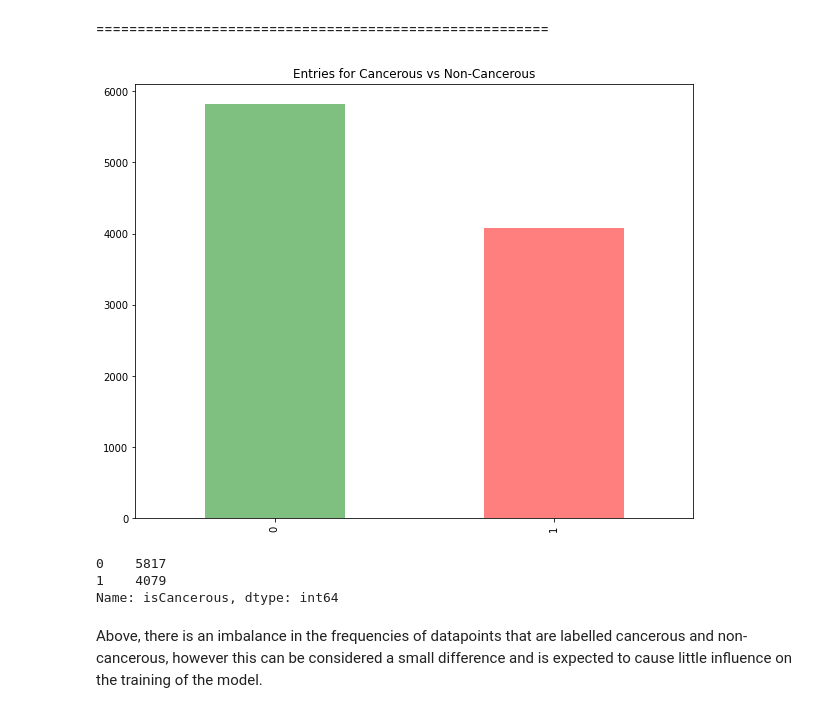
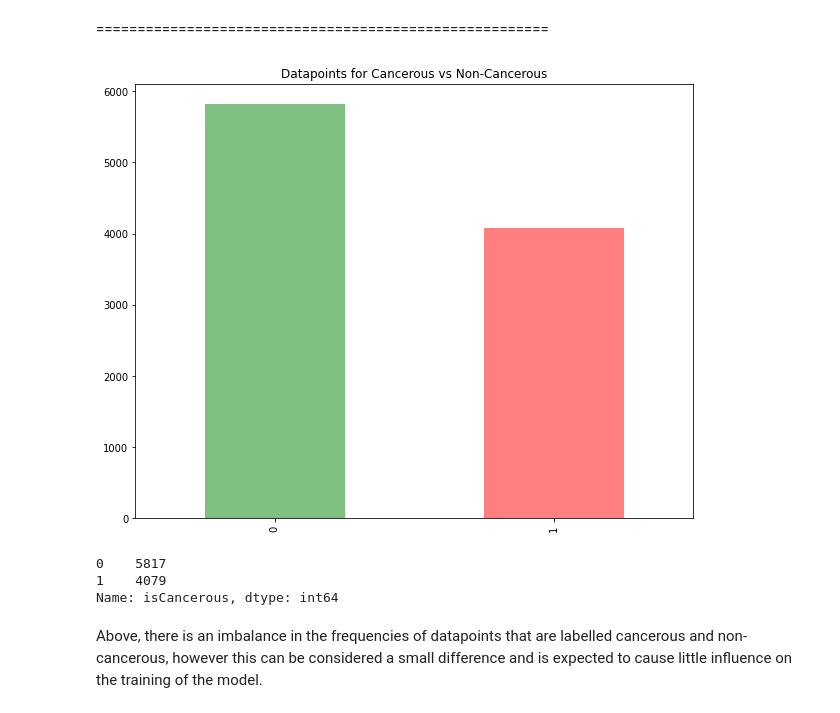
Before and after one commit to Transhumanistx/CML_ColonCancer, a Jupyter notebook: colon_cancer_classification_s3797901_s3717205_.ipynb, the cells around one changed output. Saved outputs shown, nothing was run; the diff lists cells and outputs as text; code cells hidden in the pictures.

```diff
--- a/colon_cancer_classification_s3797901_s3717205_.ipynb
+++ b/colon_cancer_classification_s3797901_s3717205_.ipynb
@@ -129,17 +125,17 @@ It can be see that there is an imbalance in the frequencies of the different cel
 # %% [markdown]
 =======================================================
 # %%
-# Plot the number of entries within the data set based on whether the cell is cancerous or not
+# Plot the number of datapoints based on whether the cell is cancerous or not
 plt.figure(figsize=(10,8))
 data['isCancerous'].value_counts().plot(kind='bar', rot=0, color=['green', 'red'], alpha=0.5)
-plt.title("Entries for Cancerous vs Non-Cancerous")
+plt.title("Datapoints for Cancerous vs Non-Cancerous")
 plt.xticks(rotation='vertical')
 
 plt.show()
 
 print(data['isCancerous'].value_counts())
 # %% [output]
-[figure, old version]
+[figure, new version]
 0    5817
 1    4079
 Name: isCancerous, dtype: int64
```
Also changed, not shown: parts of 98 cells of this notebook.
